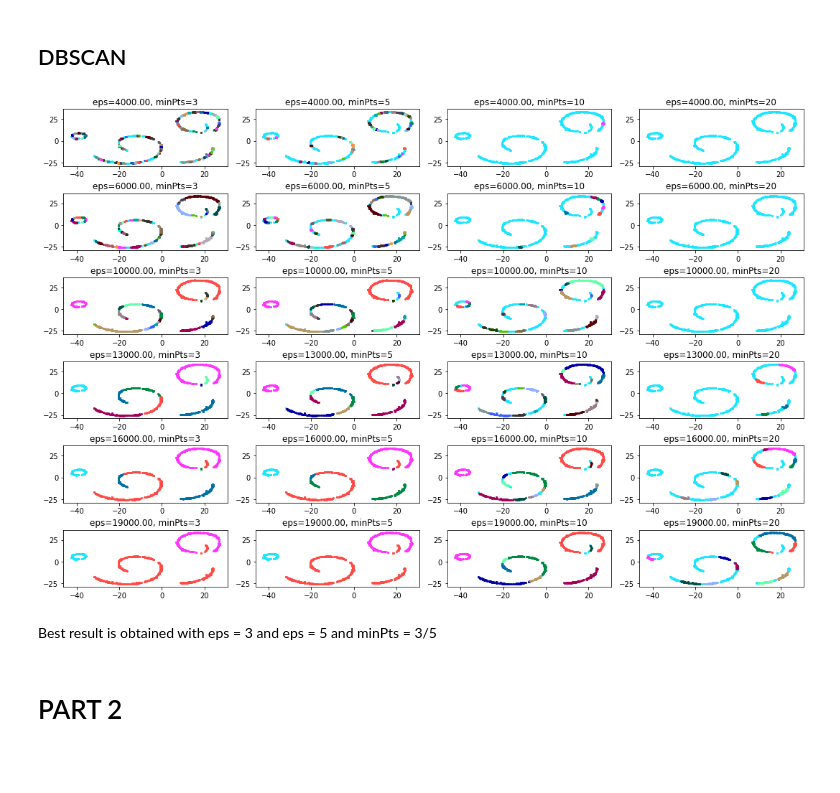
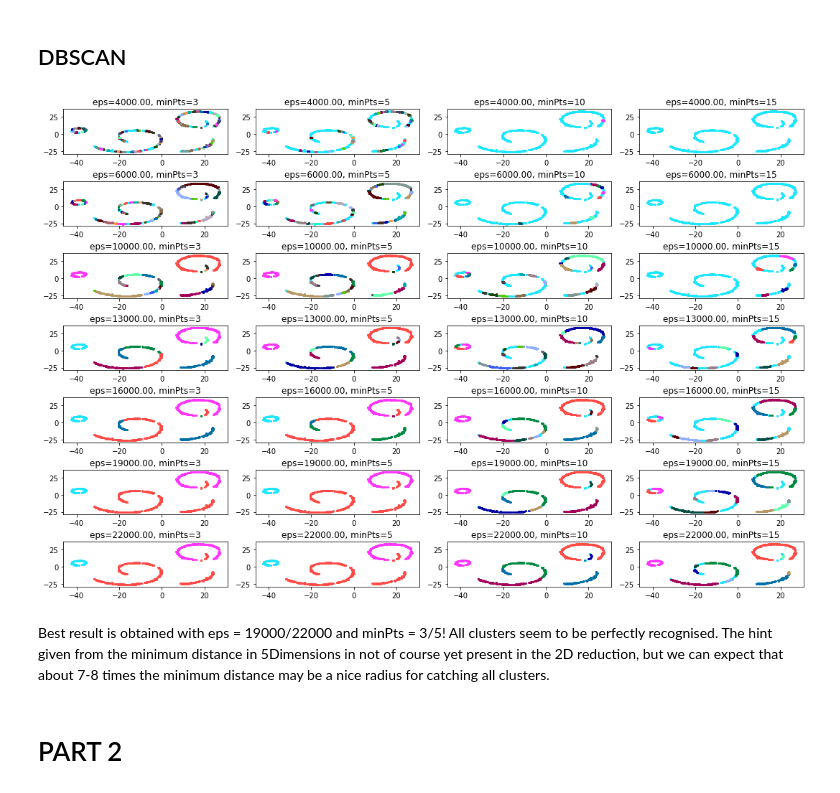
Before and after one commit to LorenzoBuriola/LoCP_moduleB, a Jupyter notebook: Week4/FPGheArt_exercise4.ipynb, the cells around one changed output. Saved outputs shown, nothing was run; the diff lists cells and outputs as text; code cells hidden in the pictures; blank space fills up the shorter version.

```diff
--- a/Week4/FPGheArt_exercise4.ipynb
+++ b/Week4/FPGheArt_exercise4.ipynb
@@ -114,34 +109,35 @@ plt.show()
 # %% [markdown]
 ## DBSCAN
 # %%
-eps_range = [4000, 6000, 10000, 13000, 16000, 19000]
+eps_range = [4000, 6000, 10000, 13000, 16000, 19000, 22000]
 min_sample_range = [3,5,10,15]
 cpalette = ["#1CE6FF", "#FF34FF", "#FF4A46","#008941", "#006FA6", "#A30059", "#0000A6", "#63FFAC","#B79762", "#004D43", "#8FB0FF", "#997D87","#5A0007", "#809693","#1B4400", "#4FC601", "#3B5DFF", "#4A3B53","#886F4C","#34362D", "#B4A8BD", "#00A6AA", "#452C2C","#636375", "#A3C8C9", "#FF913F", "#938A81","#575329", "#00FECF", "#B05B6F"]
 
 def plotting_ax(X, y, ax):
     # plotting function
     for i, yu in enumerate(np.unique(y)):
         pos = (y == yu)
         ax.scatter(X[pos,0], X[pos,1], c=cpalette[i%len(cpalette)], s=4)
 
 fig, ax = plt.subplots(len(eps_range),len(min_sample_range),figsize=(15,10))
 
 for i, eps in enumerate(eps_range):
     for j, min_samples in enumerate(min_sample_range):
         model = DBSCAN(eps=eps, min_samples=min_samples)
         model.fit(data)
         y = model.labels_
         plotting_ax(data_embedded_list[1],y,ax[i,j])
         ax[i,j].set_title('eps=%.2f, minPts=%i'%(eps,min_samples))
 
 #         nmi=NMI(y, ytrue)
 #         ax[i,j].set_title('eps=%.2f, minPts=%i, nmi=%.2f'%(eps,min_samples,nmi))
 plt.tight_layout(h_pad=0.5)
 plt.show()
 # %% [output]
-[figure, old version]
+[figure, new version]
-# %% [markdown]
-Best result is obtained with eps = 3 and eps = 5 and minPts = 3/5
+# %% [markdown]
+Best result is obtained with eps = 19000/22000 and minPts = 3/5!
+All clusters seem to be perfectly recognised. The hint given from the minimum distance in 5Dimensions in not of course yet present in the 2D reduction, but we can expect that about 7-8 times the minimum distance may be a nice radius for catching all clusters.
 # %% [markdown]
 # PART 2
 # %%
```
Also changed, not shown: parts of 9 cells of this notebook.
